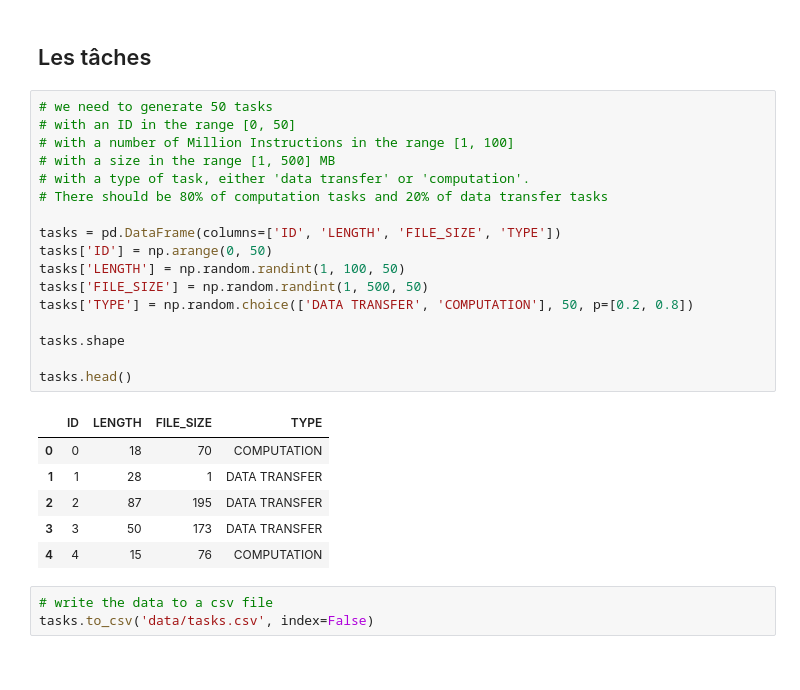
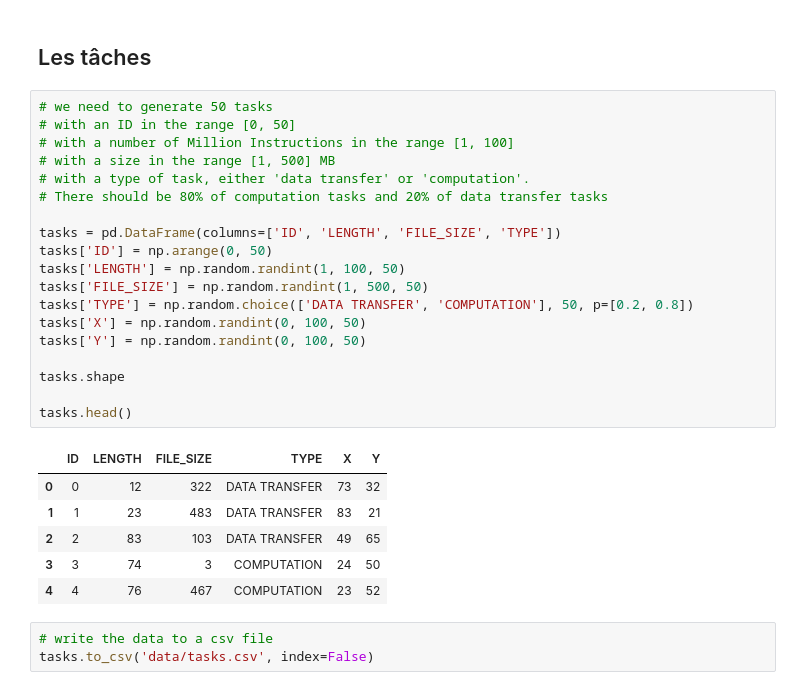
Before and after one commit to laurendudu/optimization-and-iov, a Jupyter notebook: datagen.ipynb, the cells around one changed output. Cells and saved outputs as stored; diff of their text form.

```diff
--- a/datagen.ipynb
+++ b/datagen.ipynb
@@ -74,27 +74,29 @@ es.to_csv('data/es.csv', index=False)
 # %%
 # we need to generate 50 tasks
 # with an ID in the range [0, 50]
 # with a number of Million Instructions in the range [1, 100]
 # with a size in the range [1, 500] MB
 # with a type of task, either 'data transfer' or 'computation'.
 # There should be 80% of computation tasks and 20% of data transfer tasks
 
 tasks = pd.DataFrame(columns=['ID', 'LENGTH', 'FILE_SIZE', 'TYPE'])
 tasks['ID'] = np.arange(0, 50)
 tasks['LENGTH'] = np.random.randint(1, 100, 50)
 tasks['FILE_SIZE'] = np.random.randint(1, 500, 50)
 tasks['TYPE'] = np.random.choice(['DATA TRANSFER', 'COMPUTATION'], 50, p=[0.2, 0.8])
+tasks['X'] = np.random.randint(0, 100, 50)
+tasks['Y'] = np.random.randint(0, 100, 50)
 
 tasks.shape
 
 tasks.head()
 # %% [output]
-|  | ID | LENGTH | FILE_SIZE | TYPE |
-| 0 | 0 | 18 | 70 | COMPUTATION |
-| 1 | 1 | 28 | 1 | DATA TRANSFER |
-| 2 | 2 | 87 | 195 | DATA TRANSFER |
-| 3 | 3 | 50 | 173 | DATA TRANSFER |
-| 4 | 4 | 15 | 76 | COMPUTATION |
+|  | ID | LENGTH | FILE_SIZE | TYPE | X | Y |
+| 0 | 0 | 12 | 322 | DATA TRANSFER | 73 | 32 |
+| 1 | 1 | 23 | 483 | DATA TRANSFER | 83 | 21 |
+| 2 | 2 | 83 | 103 | DATA TRANSFER | 49 | 65 |
+| 3 | 3 | 74 | 3 | COMPUTATION | 24 | 50 |
+| 4 | 4 | 76 | 467 | COMPUTATION | 23 | 52 |
 # %%
 # write the data to a csv file
 tasks.to_csv('data/tasks.csv', index=False)
```
Also changed, not shown: 5 other files.
